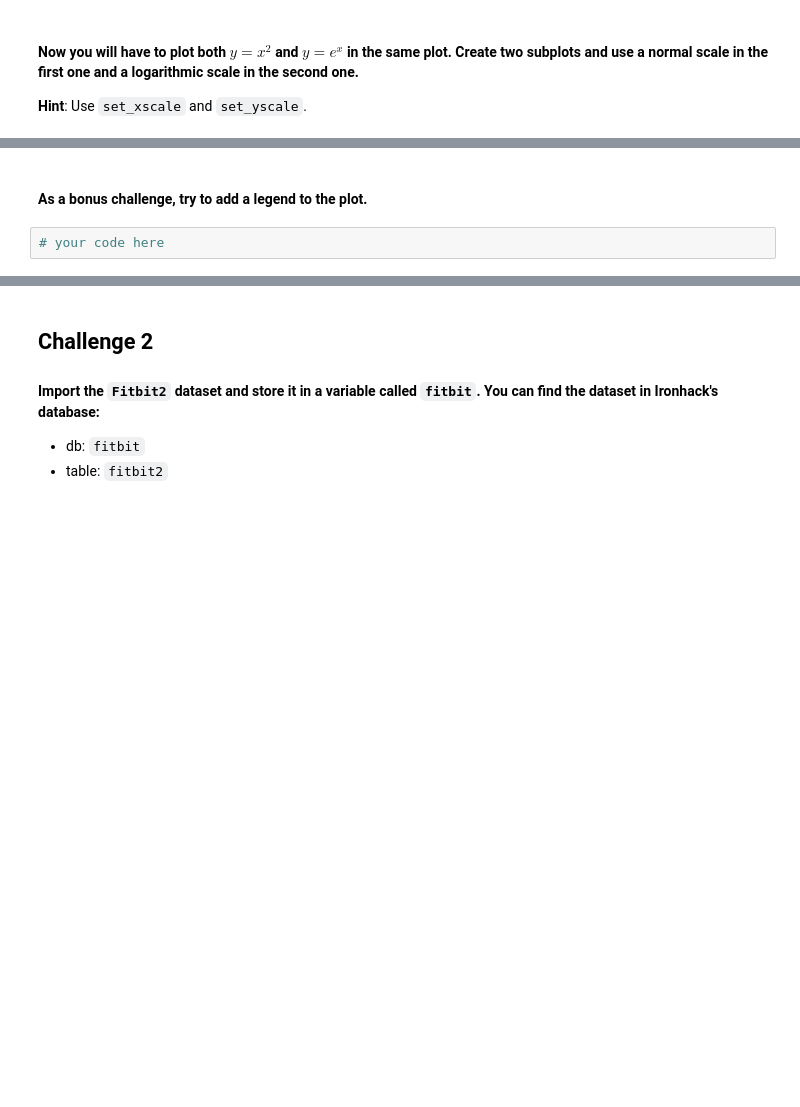
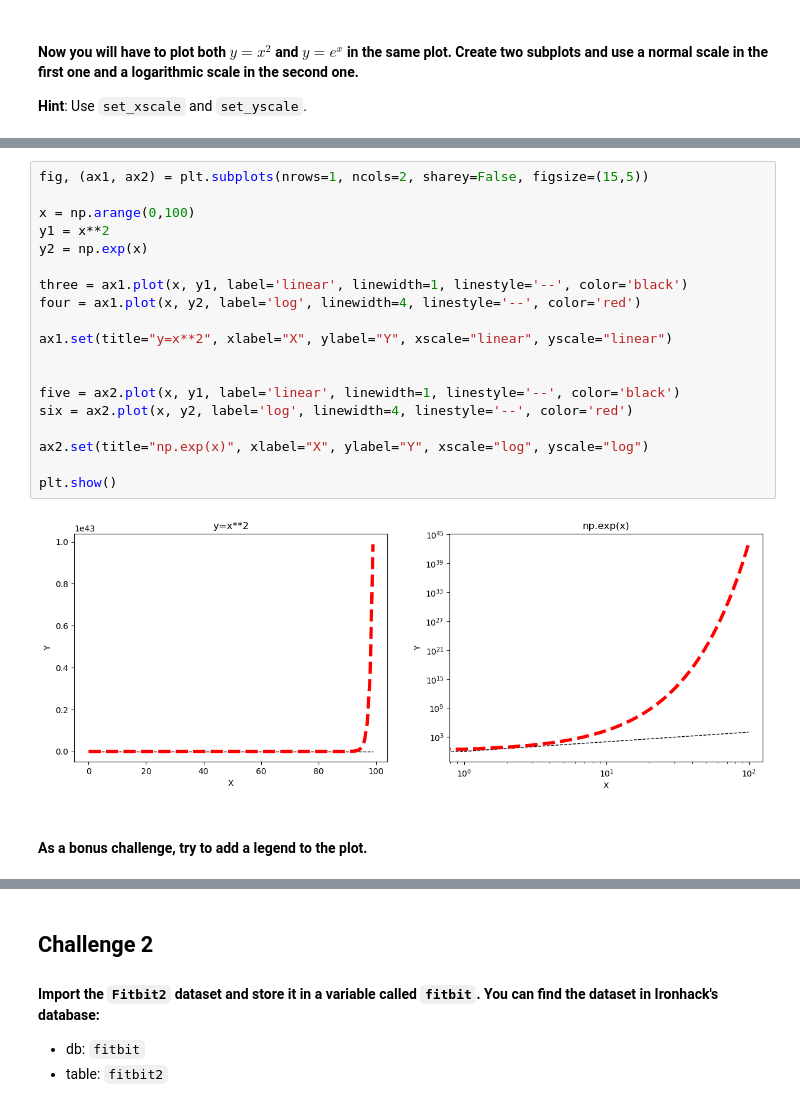
Before and after one commit to ho757uff/DAFT_0410, a Jupyter notebook: module_2/Lab_1_Matplotlib-and-Seaborn/main.ipynb, the cells around one changed output, grey strips where cells are left out. Cells and saved outputs as stored; diff of their text form; blank space fills up the shorter version.

```diff
--- a/module_2/Lab_1_Matplotlib-and-Seaborn/main.ipynb
+++ b/module_2/Lab_1_Matplotlib-and-Seaborn/main.ipynb
@@ -62,4 +116,23 @@ If you want, try to add a title to the plot or even axes labels. You can also pl
+# %%
+fig, (ax1, ax2) = plt.subplots(nrows=1, ncols=2, sharey=False, figsize=(15,5))
+
+x = np.arange(0,100)
+y1 = x**2
+y2 = np.exp(x)
+
+three = ax1.plot(x, y1, label='linear', linewidth=1, linestyle='--', color='black')
+four = ax1.plot(x, y2, label='log', linewidth=4, linestyle='--', color='red')
+
+ax1.set(title="y=x**2", xlabel="X", ylabel="Y", xscale="linear", yscale="linear")
+
+
+five = ax2.plot(x, y1, label='linear', linewidth=1, linestyle='--', color='black')
+six = ax2.plot(x, y2, label='log', linewidth=4, linestyle='--', color='red')
+
+ax2.set(title="np.exp(x)", xlabel="X", ylabel="Y", xscale="log", yscale="log")
+
+plt.show()
+# %% [output]
+[figure, added]
 # %% [markdown]
 #### As a bonus challenge, try to add a legend to the plot.
-# %%
-# your code here
```
Also changed, not shown: parts of 18 cells of this notebook, 1 other file.
